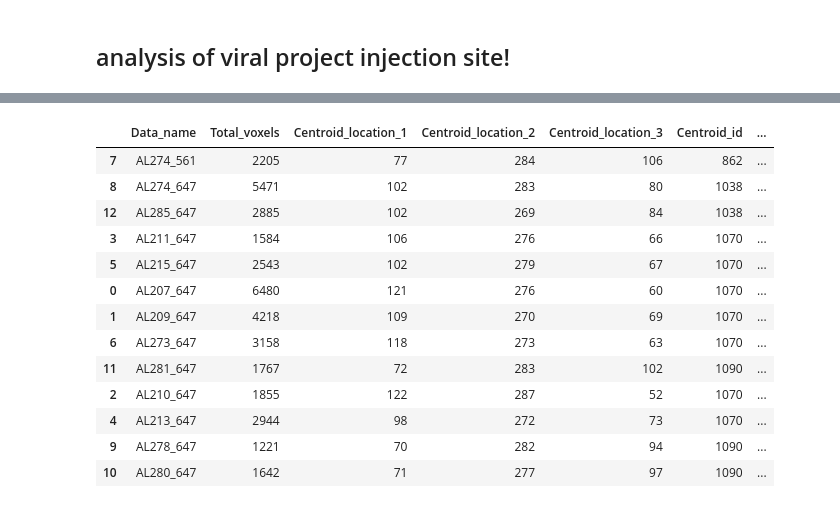
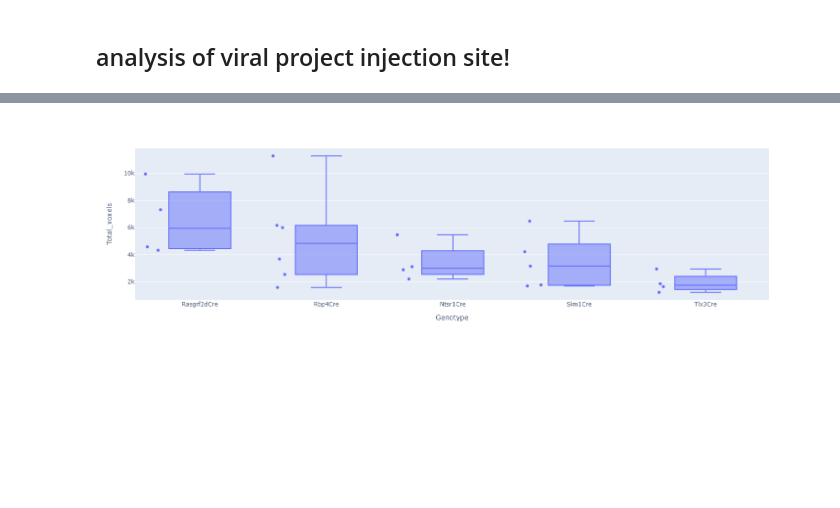
Before and after one commit to YANQI-LIU/Image_Registration, a Jupyter notebook: PlottingGraph.ipynb, the cells around one changed output, grey strips where cells are left out. Saved outputs shown, nothing was run; the diff lists cells and outputs as text; code cells hidden in the pictures; blank space fills up the shorter version.

```diff
--- a/PlottingGraph.ipynb
+++ b/PlottingGraph.ipynb
@@ -196,17 +203,0 @@ data
-# %%
-data.sort_values(by=['Genotype', 'Centroid_id'])
-# %% [output]
-|  | Data_name | Total_voxels | Centroid_location_1 | Centroid_location_2 | Centroid_location_3 | Centroid_id | ... |
-| 7 | AL274_561 | 2205 | 77 | 284 | 106 | 862 | ... |
-| 8 | AL274_647 | 5471 | 102 | 283 | 80 | 1038 | ... |
-| 12 | AL285_647 | 2885 | 102 | 269 | 84 | 1038 | ... |
-| 3 | AL211_647 | 1584 | 106 | 276 | 66 | 1070 | ... |
-| 5 | AL215_647 | 2543 | 102 | 279 | 67 | 1070 | ... |
-| 0 | AL207_647 | 6480 | 121 | 276 | 60 | 1070 | ... |
-| 1 | AL209_647 | 4218 | 109 | 270 | 69 | 1070 | ... |
-| 6 | AL273_647 | 3158 | 118 | 273 | 63 | 1070 | ... |
-| 11 | AL281_647 | 1767 | 72 | 283 | 102 | 1090 | ... |
-| 2 | AL210_647 | 1855 | 122 | 287 | 52 | 1070 | ... |
-| 4 | AL213_647 | 2944 | 98 | 272 | 73 | 1070 | ... |
-| 9 | AL278_647 | 1221 | 70 | 282 | 94 | 1090 | ... |
-| 10 | AL280_647 | 1642 | 71 | 277 | 97 | 1090 | ... |
@@ -215,6 +209,13 @@ diameter= np.cbrt((data['Total_voxels']*3/4)/np.pi)
 # approximate the diameter of spread by assuming a spherical shape
 data['inj_diameter']= diameter*25
 # multipley number of voxel by 25 um each
+# %%
+import plotly.express as px
+fig = px.box(data, x="Genotype", y="Total_voxels", points="all")
+fig.show()
+fig.write_html("injection_voxels.html")
+# %% [output]
+[figure, added]
 # %%
 import plotly.express as px
 fig = px.box(data, x="Genotype", y="inj_diameter", points="all")
```
Also changed, not shown: parts of 14 cells of this notebook, 1 other file.
